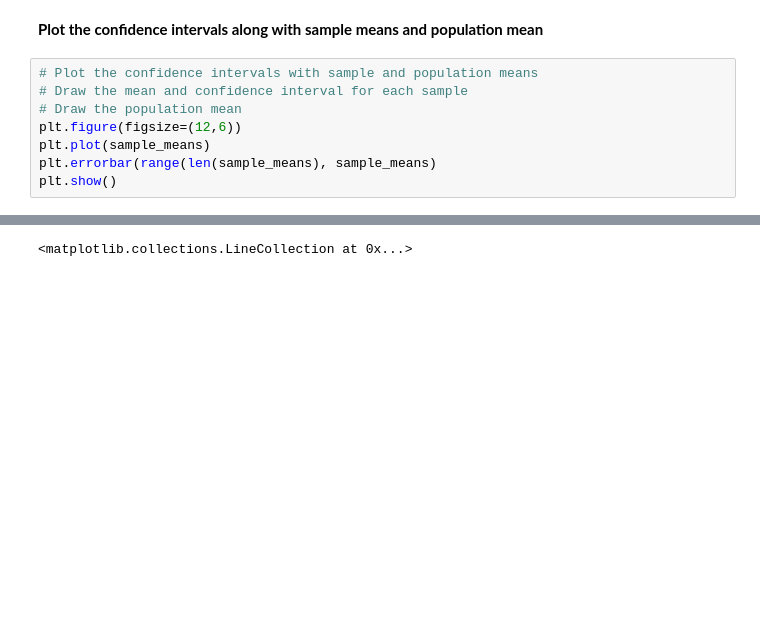
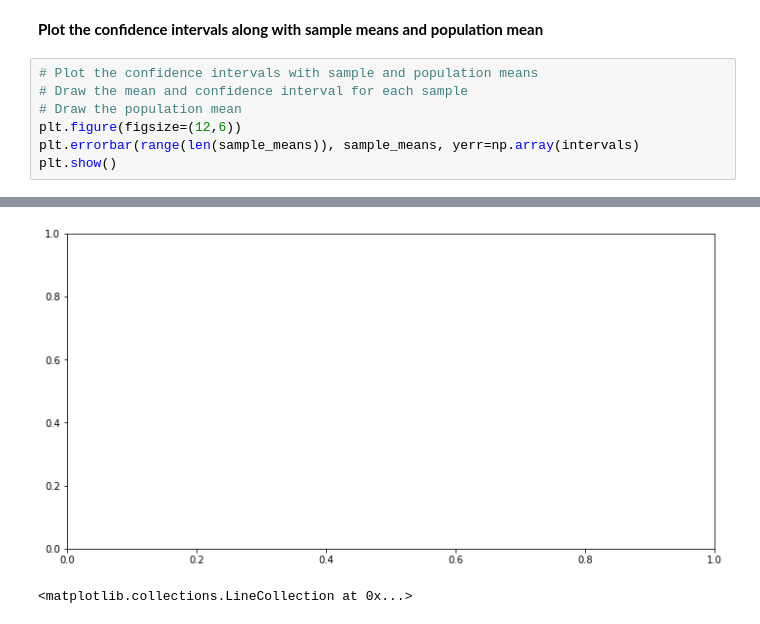
Before and after one commit to npschafer/dsc-intervals-with-t-distribution-lab-houston-ds-042219, a Jupyter notebook: index.ipynb, the cells around one changed output, grey strips where cells are left out. Drawn from its saved outputs; the diff is of its cells as text; blank space fills up the shorter version.

```diff
--- a/index.ipynb
+++ b/index.ipynb
@@ -192,7 +192,6 @@ for sample in range(25):
 # Draw the mean and confidence interval for each sample
 # Draw the population mean
 plt.figure(figsize=(12,6))
-plt.plot(sample_means)
-plt.errorbar(range(len(sample_means), sample_means)
+plt.errorbar(range(len(sample_means)), sample_means, yerr=np.array(intervals)
 plt.show()
 # %% [output]
@@ -200,3 +199,4 @@ SyntaxError: invalid syntax (<ipython-input-28-003385d27f23>, line 7)
+[figure, added]
 # %%
 # %% [output]
 <matplotlib.collections.LineCollection at 0x...>
```
Also changed, not shown: parts of 1 cell of this notebook.
